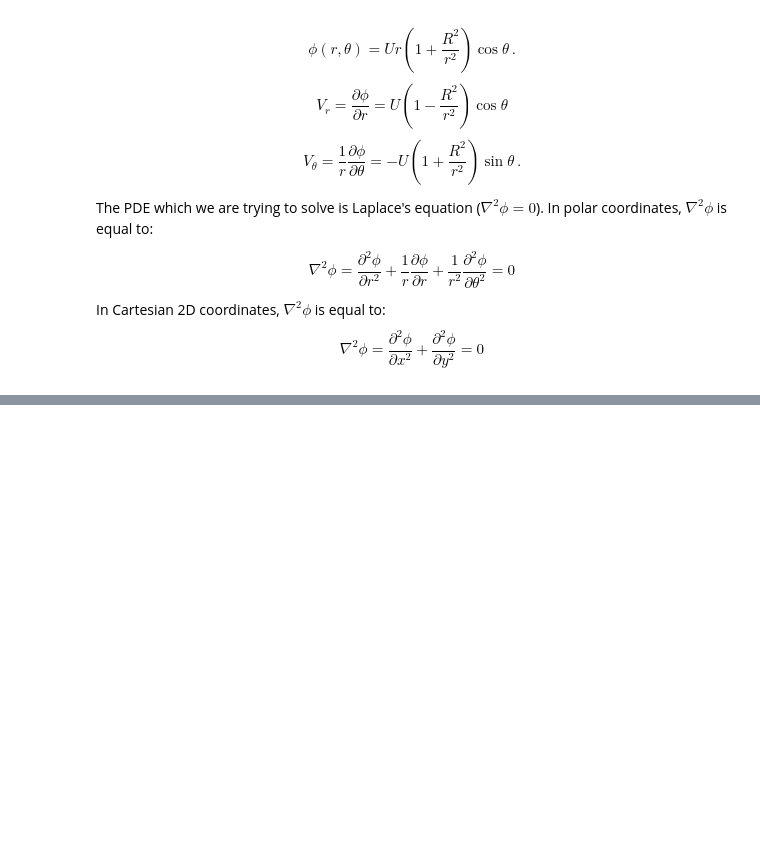
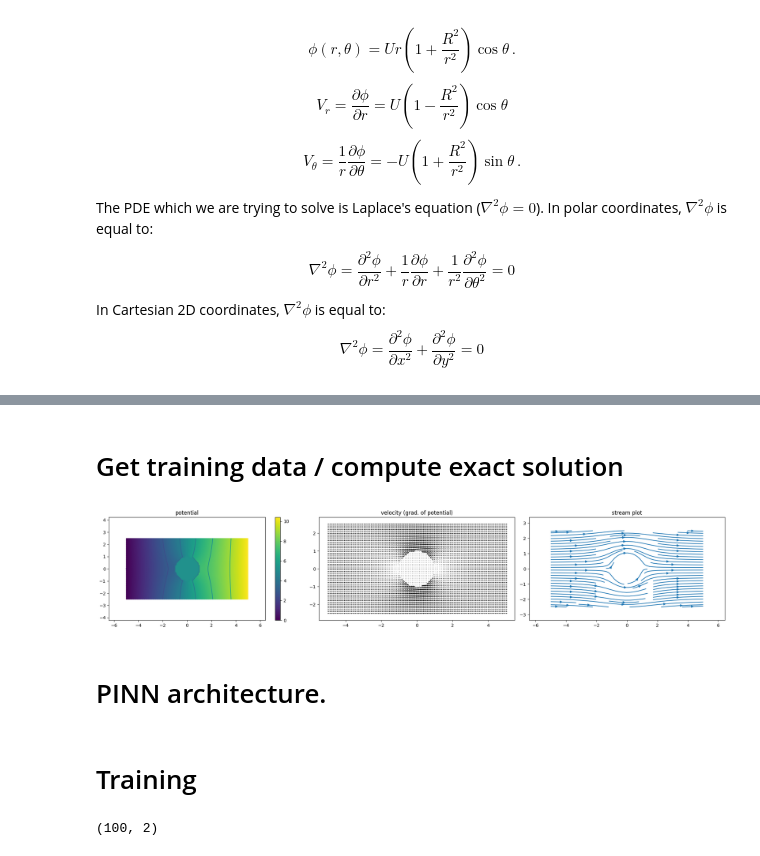
Before and after one commit to ahallback/DTU-PINN-project, a Jupyter notebook: 2D_Potential_Flow_Cylinder ahal.ipynb, the cells around one changed output, grey strips where cells are left out. Saved outputs shown, nothing was run; the diff lists cells and outputs as text; code cells hidden in the pictures; blank space fills up the shorter version.

```diff
--- a/2D_Potential_Flow_Cylinder ahal.ipynb
+++ b/2D_Potential_Flow_Cylinder ahal.ipynb
@@ -41,7 +30,0 @@ $$
-# %%
-def make_grid(Lx=4, Ly=5, nx=50, ny=51):
-    """Make a rectangular grid, with coordinates centered on (0, 0)."""
-    x = np.linspace(0, Lx, num=nx) - Lx/2
-    y = np.linspace(0, Ly, num=ny) - Ly/2
-    X, Y = np.meshgrid(x, y)
-    return X, Y
@@ -133,0 +57,9 @@ def get_channel_boundary(grid):
+# %%
+# Get grid.
+grid = make_grid(
+    x_length=grid_length_x,
+    y_length=grid_length_y,
+    nr_xs=grid_nr_xs,
+    nr_ys=grid_nr_ys,
+    make_plot=make_plots
+)
@@ -187,3 +94,13 @@ plt.show()
+# %% [markdown]
+# Get training data / compute exact solution
+# %%
+phi_exact, v_x_exact, v_y_exact = compute_analytical_solution(grid, U=1, R=cylinder_radius)
+
+make_plot(phi_exact, grid, uv=(v_x_exact, v_y_exact))
+# %% [output]
+[figure, added]
+# %% [markdown]
+# PINN architecture.
 # %%
 # define network architecture
 
@@ -216,3 +133,5 @@ class FullyConnected(nn.Module):
     x = self.hidden(x)
     x = self.output(x)
     return x
+# %% [markdown]
+# Training
@@ -218,0 +160,4 @@ class FullyConnected(nn.Module):
+# %%
+cylinder_normals.shape
+# %% [output]
+(100, 2)
```
Also changed, not shown: parts of 22 cells of this notebook.
